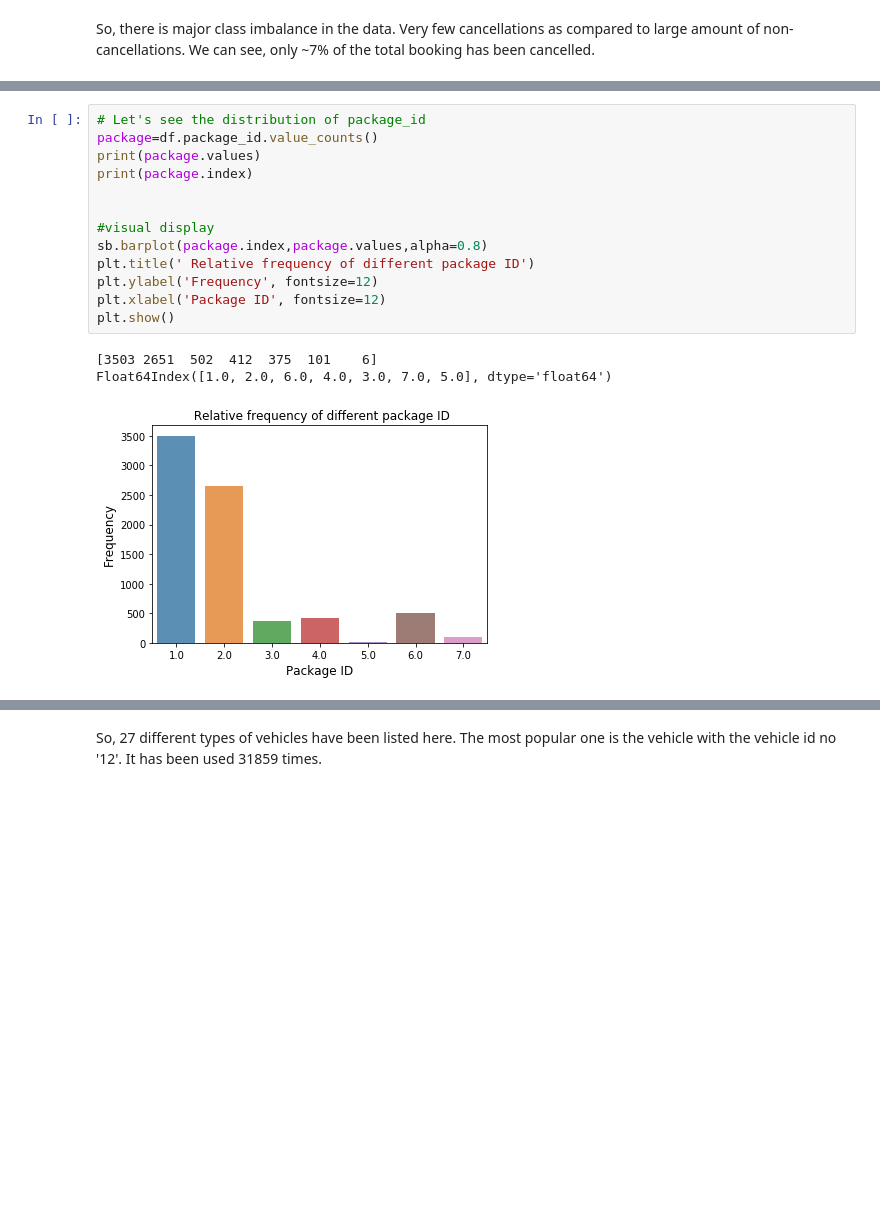
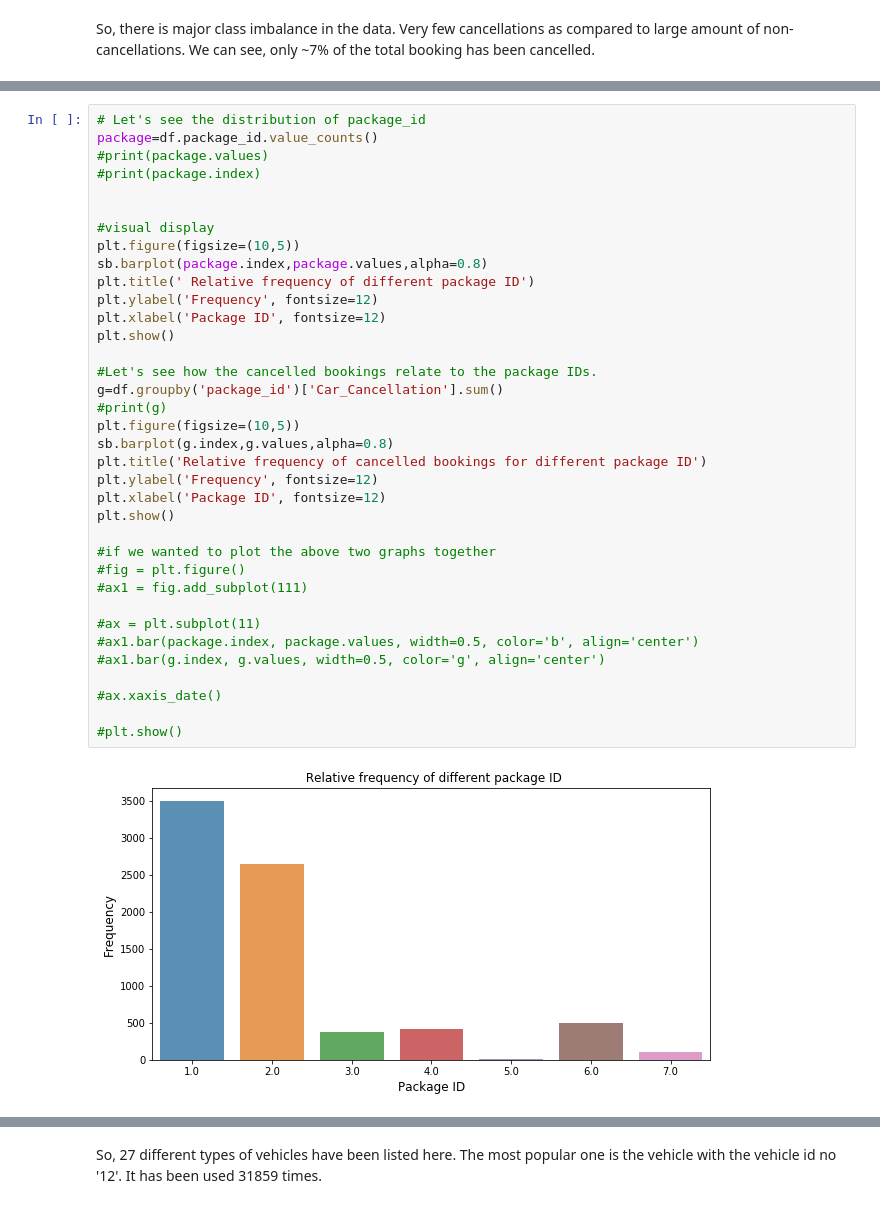
Before and after one commit to debisree/Springboard-Data-Science-Career-Track, a Jupyter notebook: predicting-cab-booking-cancellations.ipynb, the cells around one changed output, grey strips where cells are left out. Saved outputs shown, nothing was run; the diff lists cells and outputs as text; blank space fills up the shorter version.

```diff
--- a/predicting-cab-booking-cancellations.ipynb
+++ b/predicting-cab-booking-cancellations.ipynb
@@ -188,17 +209,38 @@ No. of returning customers are:6332
 # %%
 # Let's see the distribution of package_id
 package=df.package_id.value_counts()
-print(package.values)
-print(package.index)
+#print(package.values)
+#print(package.index)
 
 
 #visual display
+plt.figure(figsize=(10,5))
 sb.barplot(package.index,package.values,alpha=0.8)
 plt.title(' Relative frequency of different package ID')
 plt.ylabel('Frequency', fontsize=12)
 plt.xlabel('Package ID', fontsize=12)
 plt.show()
+
+#Let's see how the cancelled bookings relate to the package IDs.
+g=df.groupby('package_id')['Car_Cancellation'].sum()
+#print(g)
+plt.figure(figsize=(10,5))
+sb.barplot(g.index,g.values,alpha=0.8)
+plt.title('Relative frequency of cancelled bookings for different package ID')
+plt.ylabel('Frequency', fontsize=12)
+plt.xlabel('Package ID', fontsize=12)
+plt.show()
+
+#if we wanted to plot the above two graphs together
+#fig = plt.figure()
+#ax1 = fig.add_subplot(111)
+
+#ax = plt.subplot(11)
+#ax1.bar(package.index, package.values, width=0.5, color='b', align='center')
+#ax1.bar(g.index, g.values, width=0.5, color='g', align='center')
+
+#ax.xaxis_date()
+
+#plt.show()
 # %% [output]
-[3503 2651  502  412  375  101    6]
-Float64Index([1.0, 2.0, 6.0, 4.0, 3.0, 7.0, 5.0], dtype='float64')
-[figure, old version]
+[figure, new version]
```
Also changed, not shown: parts of 34 cells of this notebook.
